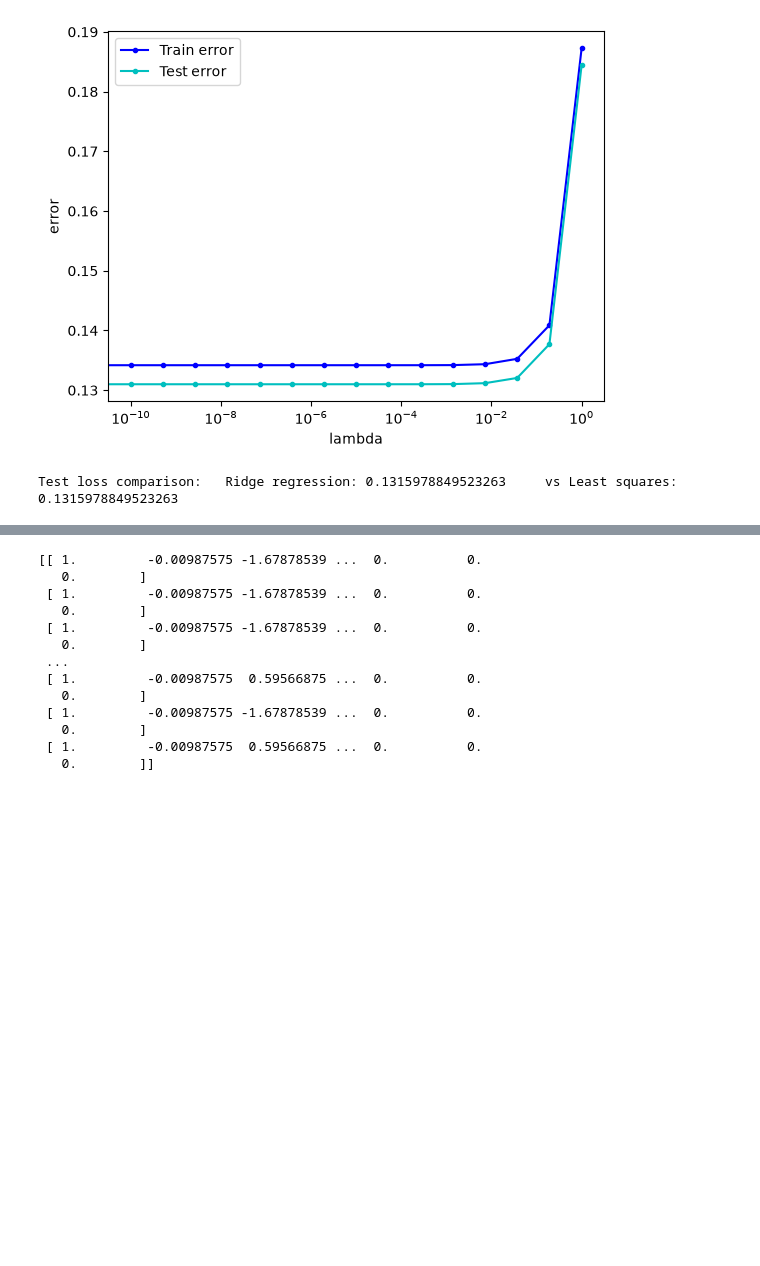
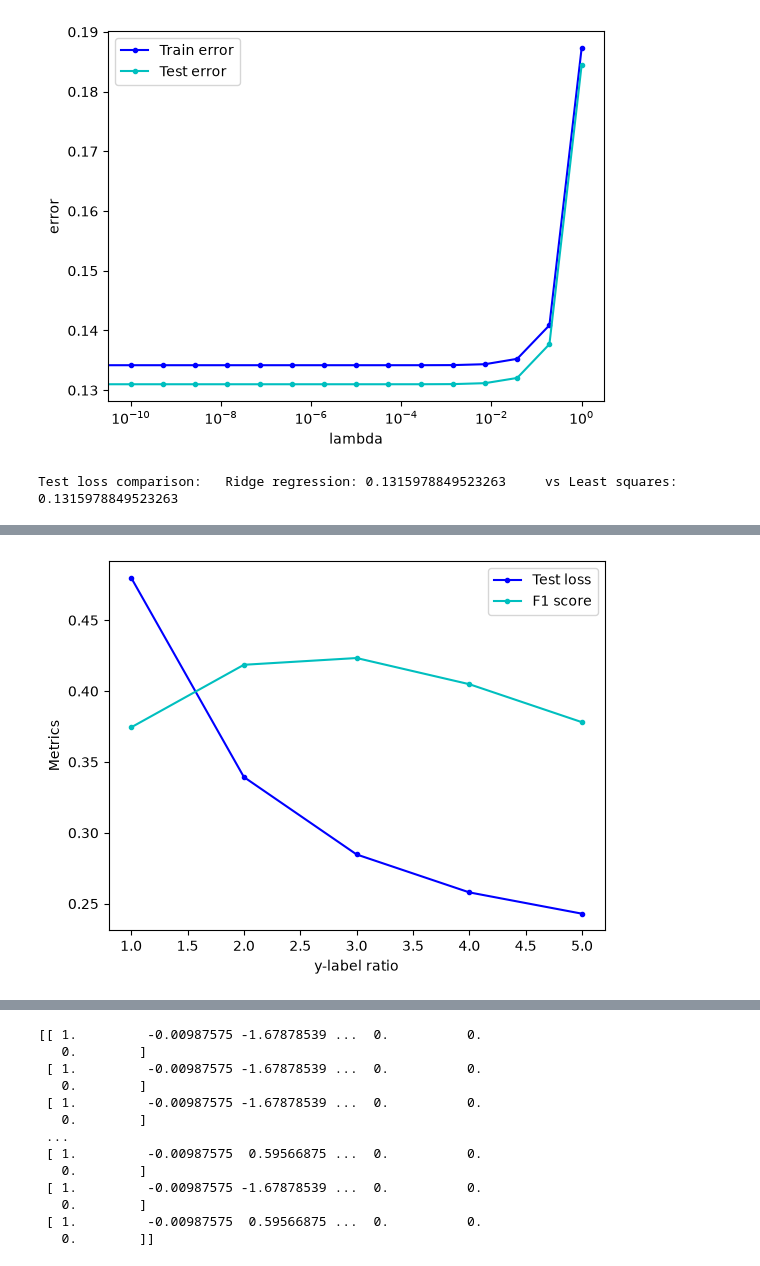
Before and after one commit to cheimatouihri/ML_PROJECT_CVD, a Jupyter notebook: asawyer_proj1_experimentation.ipynb, the cells around one changed output, grey strips where cells are left out. Cells and saved outputs as stored; diff of their text form; code cells hidden in the pictures; blank space fills up the shorter version.

Commit message:
retrain with optimal random undersampling ratio 3

```diff
--- a/asawyer_proj1_experimentation.ipynb
+++ b/asawyer_proj1_experimentation.ipynb
@@ -62,7 +62,7 @@ array([[ 1.        , -0.00987575,  0.59566875, ...,  0.        ,
        [ 1.        , -0.00987575,  0.59566875, ...,  0.        ,
          0.        ,  0.        ]], shape=(328135, 256))
 # %%
-def random_undersample(x, y, seed=1):
+def random_undersample(x, y, und_ratio, seed=1):
     """ Randomly undersample the data to even out class imbalance:
         Randomly select only m samples from the MAJORITY class, where m equals the
         total number of samples in the dataset from the MINORITY class
@@ -78,8 +78,8 @@ def random_undersample(x, y, seed=1):
     x_min_only = x[min_indices]  # dataset filtered for minority class only
     y_min_only = y[min_indices]  # dataset filtered for minority class only
     # create ndarray of randomized indices for undersampling
-    # keep 2:1 majority class labels to minority class
-    und_rand_idx = np.random.permutation(2*m)
+    # use argument for ratio of majority class labels to 1 minority class label
+    und_rand_idx = np.random.permutation(m * und_ratio)
     # undersample majority class data points using randomly generated indices
     x_und = x_maj_only[und_rand_idx]
     y_und = y_maj_only[und_rand_idx]
@@ -94,7 +94,7 @@ def random_undersample(x, y, seed=1):
 
     return x_recombine[recombine_rand_idx], y_recombine[recombine_rand_idx]
 # %%
-def split_data(x, y, ratio, seed=1):
+def split_data(x, y, ratio, und_ratio=3, seed=1):
     """
     Split data into training and test sets based on provided ratio.
     """
@@ -112,7 +112,7 @@ def split_data(x, y, ratio, seed=1):
     y_te = y[rand_idx_te]  # use the test set of randomized indices to sample from y
 
     # RANDOM UNDERSAMPLING to even out class imbalance
-    x_tr, y_tr = random_undersample(x_tr, y_tr)
+    x_tr, y_tr = random_undersample(x_tr, y_tr, und_ratio)
 
     return x_tr, x_te, y_tr, y_te
 
@@ -140,7 +140,6 @@ plt.show()
 # Attribution: Code help from Claude AI chat
 
 def line_chart_train_test(x, y1, y2):
-    # plt.plot(x, y)
     plt.semilogx(x, y1, color="b", marker=".", label="Train error")
     plt.semilogx(x, y2, color="c", marker=".", label="Test error")
     plt.xlabel("lambda")
@@ -148,6 +147,13 @@ def line_chart_train_test(x, y1, y2):
     leg = plt.legend()
     plt.show()
 
+def line_chart(x, x_label, y1, y1_label, y2, y2_label):
+    plt.plot(x, y1, color="b", marker=".", label=y1_label)
+    plt.plot(x, y2, color="c", marker=".", label=y2_label)
+    plt.xlabel(x_label)
+    plt.ylabel("Metrics")
+    leg = plt.legend()
+    plt.show()
 
 def ordered_bar_chart(labels, values):
     labels = np.array(labels)
@@ -390,0 +411,69 @@ Average logistic regression F1 score: 0.41856195740396296       Average accuracy
+# %%
+# Logistic regression
+max_iters = 1000
+gamma = 0.1
+# number of folds to use for K-fold cross validation
+k_fold = 4
+# ratios for number of majority-class samples : 1 minority-class sample
+ratios = np.arange(1, 6)
+seed = 1
+np.random.seed(seed)
+
+# convert y labels from -1/+1 to 0/1 to work with logistic loss function
+y_conv = (y_train + 1) / 2
+
+# do K-fold cross-validation on logistic regression
+n = tx_train.shape[0]
+print(tx_train.shape)
+fold_size = int(n / k_fold)
+rand_indices = np.random.permutation(n)
+
+# cross-validation over ratios for random undersampling
+te_losses = []
+f1s = []
+und_seeds = np.random.permutation(k_fold)  # seeds for random undersampling
+for ratio in ratios:
+    print(f"Trying ratio: {ratio}")
+    ratio_te_loss = 0
+    ratio_f1 = 0
+    for k in range(k_fold):
+        # test set indices: current fold
+        fold_te_indices = rand_indices[k * fold_size : (k+1) * fold_size]
+        # training set indices: all data points not in test set are for training
+        fold_tr_indices = rand_indices[~np.isin(rand_indices, fold_te_indices)]
+
+        x_tr = tx_train[fold_tr_indices]
+        y_tr = y_conv[fold_tr_indices]
+        x_te = tx_train[fold_te_indices]
+        y_te = y_conv[fold_te_indices]
+
+        # randomly undersample data to even out class imbalance
+        _, counts_before = np.unique(y_tr, return_counts=True)
+        print(f"Label counts before random undersampling: {counts_before}")
+        x_tr_und, y_tr_und = random_undersample(x_tr, y_tr, ratio, und_seeds[k])
+        _, counts_after = np.unique(y_tr_und, return_counts=True)
+        print(f"Counts after random undersampling: {counts_after}")
+
+        # run training algorithm on training data to get optimal w
+        initial_w = np.zeros(x_tr_und.shape[1])
+        w_log, loss_log_tr = logistic_regression(y_tr_und, x_tr_und, initial_w, max_iters, gamma)
+        # also calculate negative LL loss on TEST data to compare
+        loss_log_te = calculate_neg_ll_loss(y_te, x_te, w_log)
+        ratio_te_loss += loss_log_te
+        # only sign(x @ w) matters to predict class, so we can also use linear_classifier() here
+        pred_log = linear_classifier(x_te, w_log)
+
+        # convert y labels back to -1/+1
+        y_te = 2 * y_te - 1
+        # get F1 score for comparison with other models
+        f1_log = compute_f1(pred_log, y_te)
+        ratio_f1 += f1_log
+    avg_te_loss = ratio_te_loss / k_fold  # average loss over K-fold for given ratio
+    te_losses.append(avg_te_loss)
+    avg_f1 = ratio_f1 / k_fold  # average F1 score over K-fold for given ratio
+    f1s.append(avg_f1)
+    print(f"Averages for ratio {ratio}:\tLogistic regression test loss: {avg_te_loss}\tF1 score: {avg_f1}")
+
+# plot comparison of different ratios
+line_chart(ratios, "y-label ratio", te_losses, "Test loss", f1s, "F1 score")
+# %% [output]
@@ -390,0 +497 @@ Average logistic regression F1 score: 0.41856195740396296       Average accuracy
+[figure, added]
```
Also changed, not shown: parts of 9 cells of this notebook.
